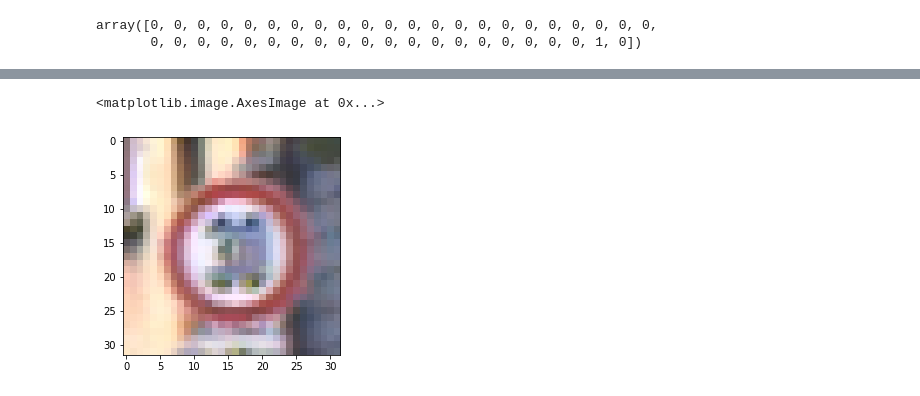
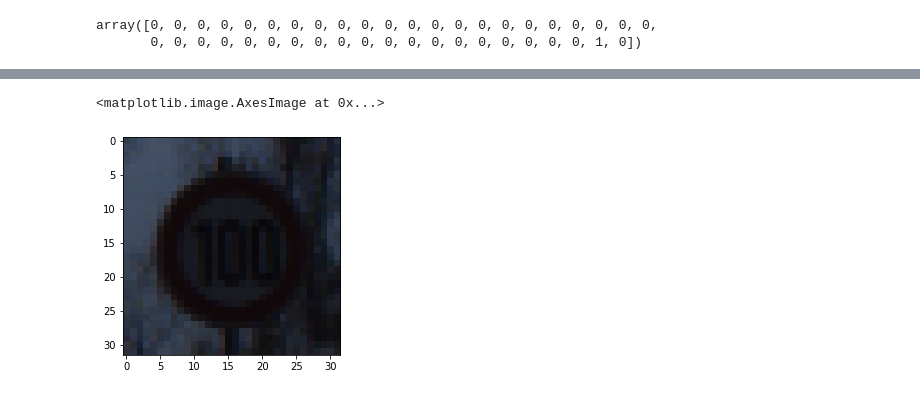
Before and after one commit to thnhpht/phantichdulieu_hocsau, a Jupyter notebook: Identifying_traffic_sign.ipynb, the cells around one changed output, grey strips where cells are left out. Drawn from its saved outputs; the diff is of its cells as text; code cells hidden in the pictures.

```diff
--- a/Identifying_traffic_sign.ipynb
+++ b/Identifying_traffic_sign.ipynb
@@ -373,3 +312,6 @@ result = saved_model.predict(testX[100:101])
+# %%
+sign = 40
+result = saved_model.predict(testX[sign:sign+1])
 # %%
 result
 # %% [output]
@@ -397,5 +337,5 @@ final
 # %%
-plt.imshow(test["features"][100])
+plt.imshow(test["features"][sign])
 # %% [output]
 <matplotlib.image.AxesImage at 0x...>
-[figure, old version]
+[figure, new version]
```
Also changed, not shown: parts of 33 cells of this notebook.
